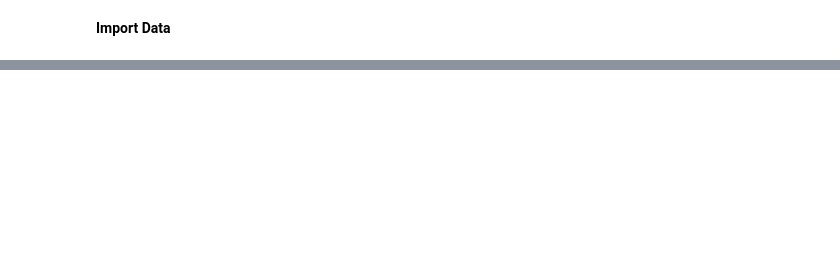
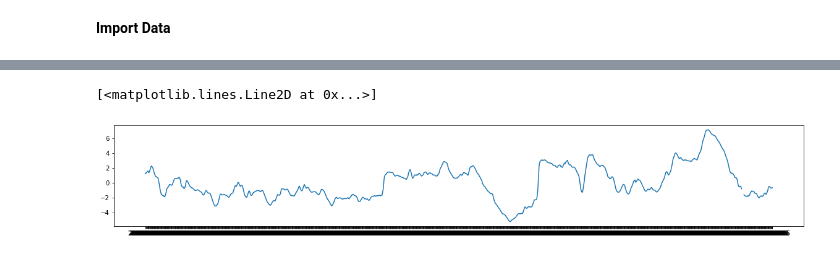
Before and after one commit to anniebritton/Ecological-Drought-ML-Modeling, a Jupyter notebook: NDVI_Data_Processing.ipynb, the cells around one changed output, grey strips where cells are left out. Drawn from its saved outputs; the diff is of its cells as text; code cells hidden in the pictures; blank space fills up the shorter version.

```diff
--- a/NDVI_Data_Processing.ipynb
+++ b/NDVI_Data_Processing.ipynb
@@ -99,0 +128,5 @@ leap_day_df
+# %%
+plt.plot(anom_result['pdsi_anomaly_5day'])
+# %% [output]
+[<matplotlib.lines.Line2D at 0x...>]
+[figure, added]
```
Also changed, not shown: parts of 15 cells of this notebook.
